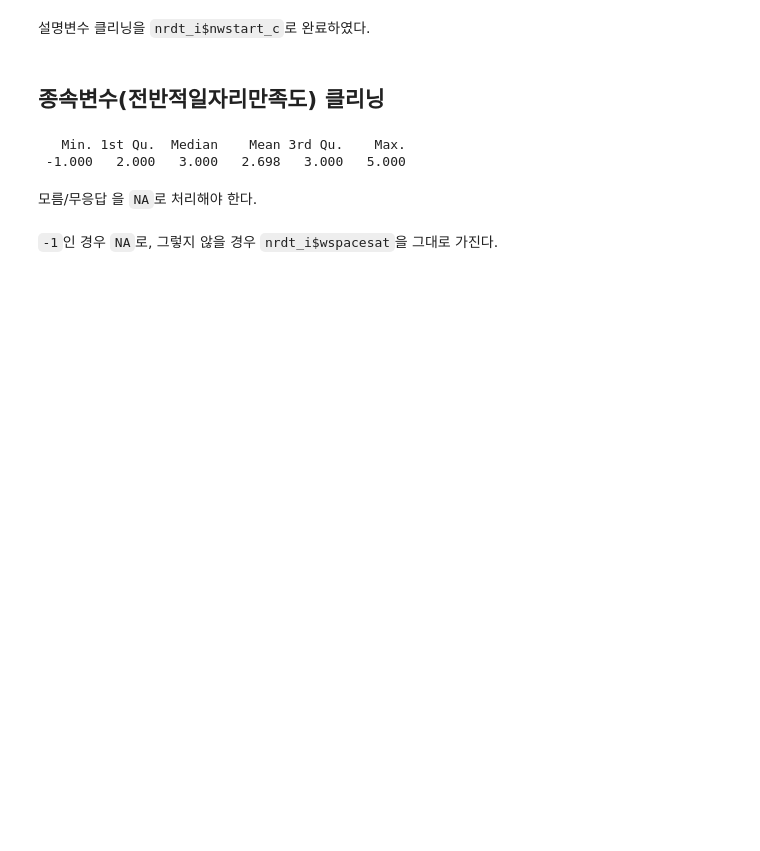
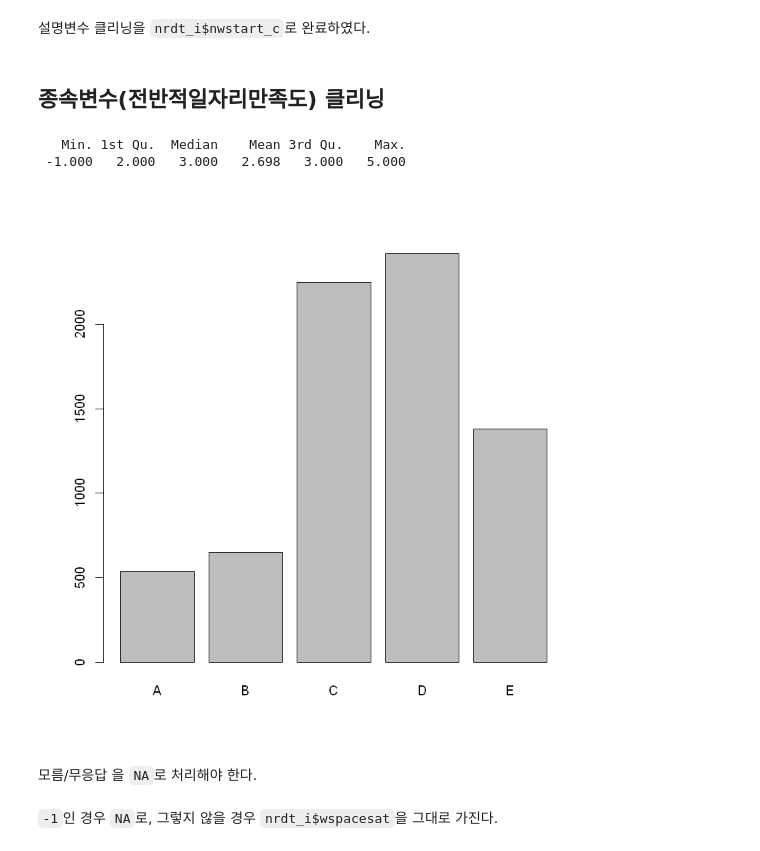
Before and after one commit to euneestella/khu_sda_project, a Jupyter notebook: data_cleaning.ipynb, the cells around one changed output. Cells and saved outputs as stored; diff of their text form; code cells hidden in the pictures; blank space fills up the shorter version.

````diff
--- a/data_cleaning.ipynb
+++ b/data_cleaning.ipynb
@@ -229,6 +215,10 @@ summary(nrdt_i$wspacesat)
 # %% [output]
    Min. 1st Qu.  Median    Mean 3rd Qu.    Max.
  -1.000   2.000   3.000   2.698   3.000   5.000
+# %%
+plot(nrdt_i$nwstart_c)
+# %% [output]
+[figure, added]
 # %% [markdown]
 모름/무응답 을 ```NA```로 처리해야 한다.
 # %%
````
Also changed, not shown: parts of 72 cells of this notebook, 1 other file.
